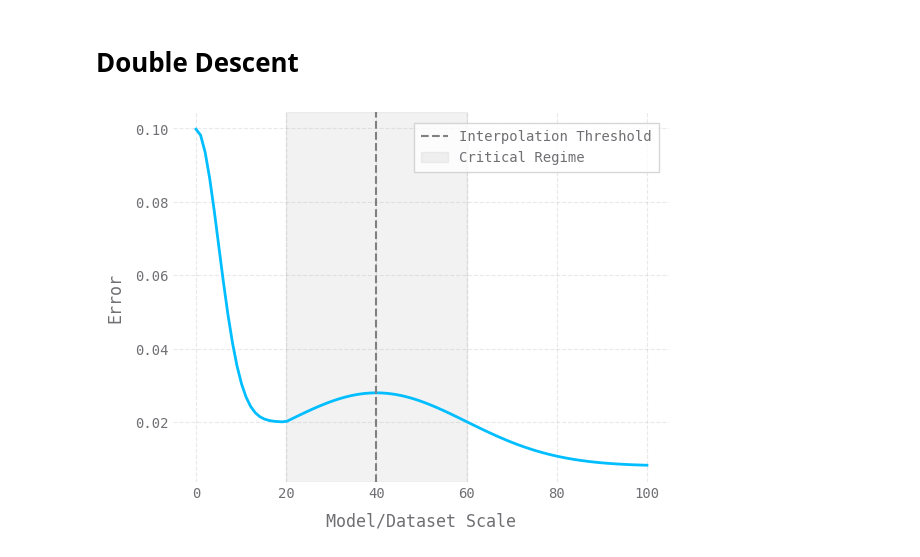
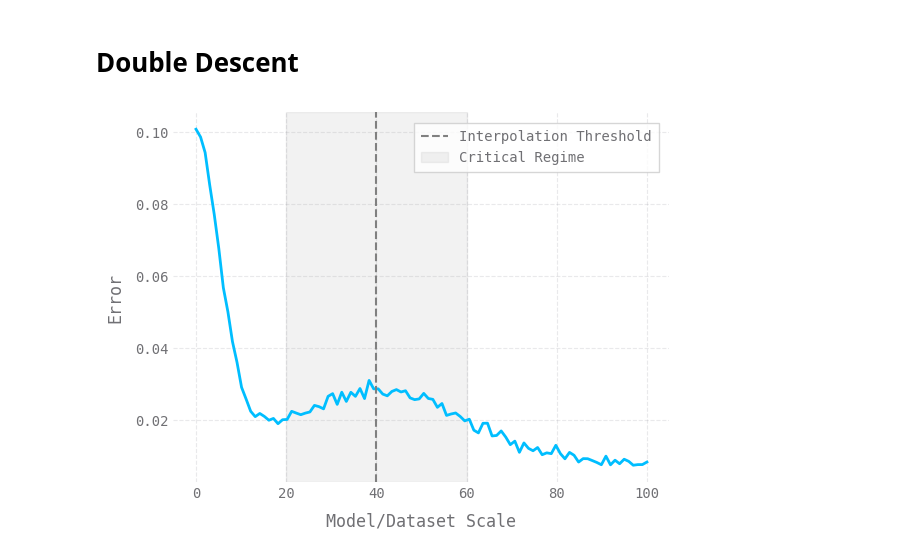
Before and after one commit to deadneuron/home, a Jupyter notebook: src/notebooks/double-descent.ipynb, the cells around one changed output. Drawn from its saved outputs; the diff is of its cells as text; code cells hidden in the pictures.

Commit message:
Start double descent

```diff
--- a/src/notebooks/double-descent.ipynb
+++ b/src/notebooks/double-descent.ipynb
@@ -14,28 +14,29 @@ import numpy as np
 import matplotlib.pyplot as plt
 
 plt.style.use('./deadneuron.mplstyle')
-# %%
-# An approximation of a double descent curve with piecewise gaussians
-def gaussian(x, mu, sig):
-    return (1.0 / (np.sqrt(2.0 * np.pi) * sig) * np.exp(-np.power((x - mu) / sig, 2.0) / 2))
-
-def double_descent(x):
-    descent1 = gaussian(x[:20], 0, 5)+0.02
-    descent2 = gaussian(x[20:], 40, 20)+0.008
-
-    return np.concatenate((descent1, descent2))
-
-
-x = np.linspace(0, 100, 100)
-plt.plot(x, double_descent(x))
-
-plt.axvline(40, color='grey', linestyle='--', linewidth='1.5', label="Interpolation Threshold")
-plt.axvspan(20, 60, alpha=0.1, color='grey', label='Critical Regime')
-
-plt.xlabel('Model/Dataset Scale')
-plt.ylabel('Error')
-
-plt.legend()
-plt.show()
-# %% [output]
-[figure, removed]
+# %%
+# An approximation of a double descent curve with piecewise gaussians
+def gaussian(x, mu, sig):
+    return (1.0  / (np.sqrt(2.0 * np.pi) * sig) * np.exp(-np.power((x - mu) / sig, 2.0) / 2)) + np.random.normal(0, 0.001, size=x.shape)
+
+def double_descent(x):
+    descent1 = gaussian(x[:20], 0, 5)+0.02
+    descent2 = gaussian(x[20:], 40, 20)+0.008
+
+    return np.concatenate((descent1, descent2))
+
+x = np.linspace(0, 100, 100)
+plt.plot(x, double_descent(x))
+
+plt.axvline(40, color='grey', linestyle='--', linewidth='1.5', label="Interpolation Threshold")
+plt.axvspan(20, 60, alpha=0.1, color='grey', label='Critical Regime')
+
+plt.xlabel('Model/Dataset Scale')
+plt.ylabel('Error')
+plt.xlabel('Model/Dataset Scale')
+plt.ylabel('Error')
+
+plt.legend()
+plt.show()
+# %% [output]
+[figure, added]
```
Also changed, not shown: 36 other files.
